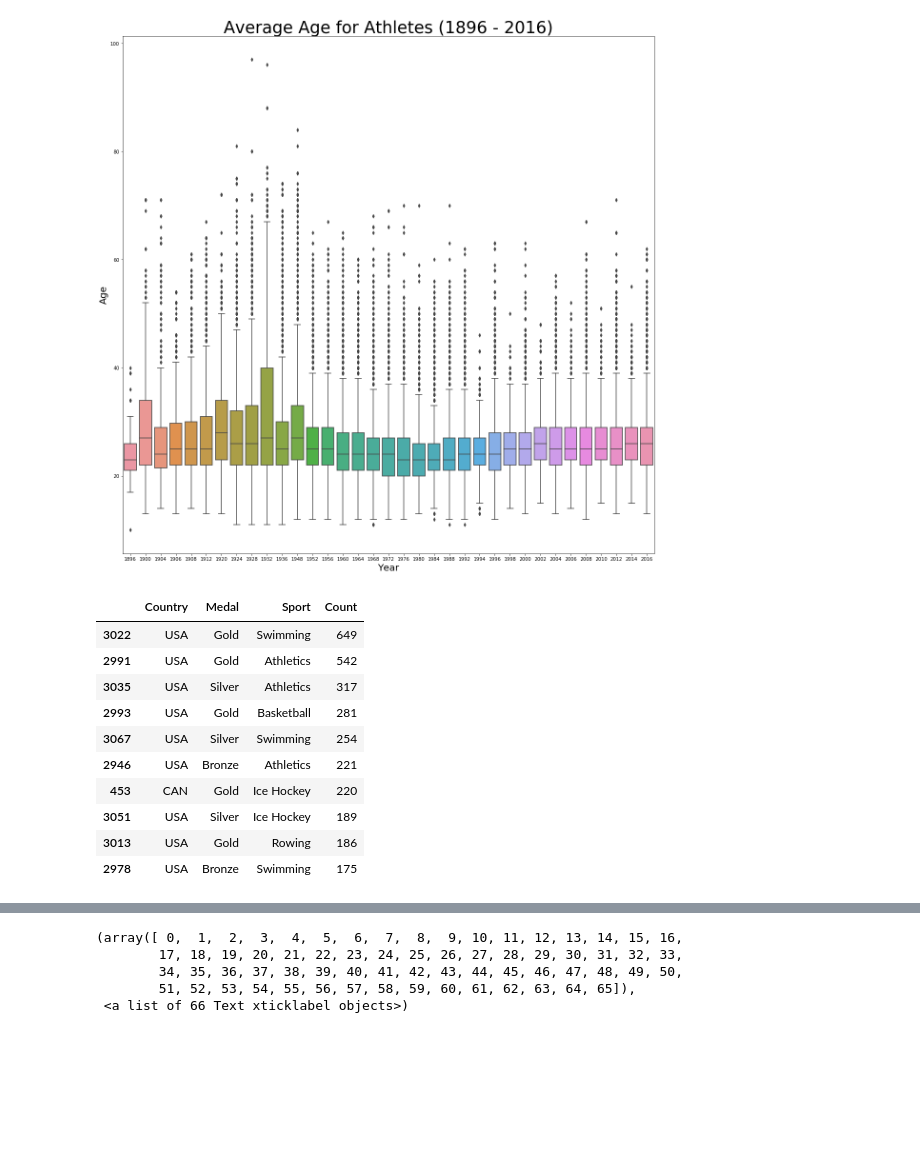
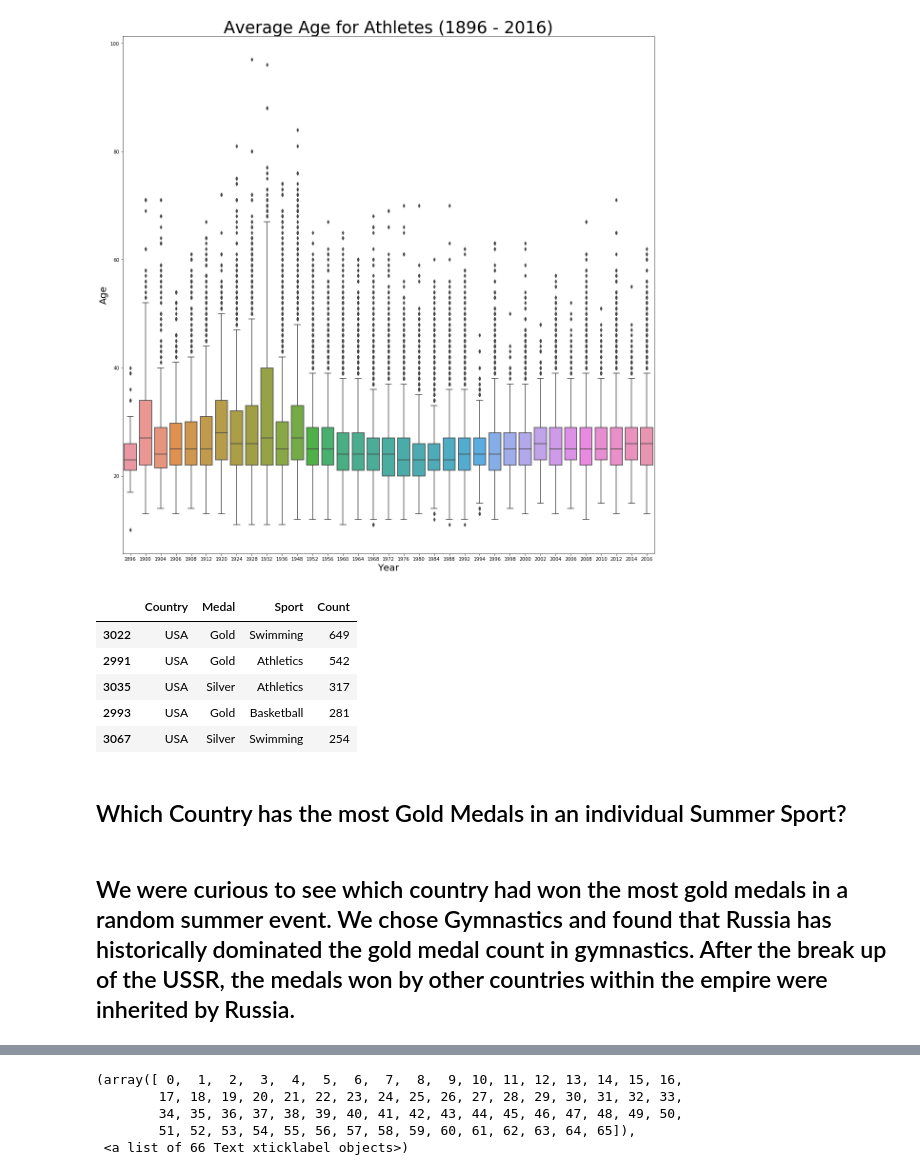
Before and after one commit to thoros2018/UNCC_Project-1, a Jupyter notebook: Athletic_Events Final Exploration and Analysis.ipynb, the cells around one changed output, grey strips where cells are left out. Cells and saved outputs as stored; diff of their text form; code cells hidden in the pictures; blank space fills up the shorter version.

```diff
--- a/Athletic_Events Final Exploration and Analysis.ipynb
+++ b/Athletic_Events Final Exploration and Analysis.ipynb
@@ -246,24 +272,23 @@ top_medal_per_sport = athlete_data.groupby(['Country','Medal','Sport']).size().r
 # %%
 sport_by_count= top_medal_per_sport.sort_values(["Count"], ascending=[False])
 # %%
-sport_by_count.head(10)
+sport_by_count.head()
 # %% [output]
 |  | Country | Medal | Sport | Count |
 | 3022 | USA | Gold | Swimming | 649 |
 | 2991 | USA | Gold | Athletics | 542 |
 | 3035 | USA | Silver | Athletics | 317 |
 | 2993 | USA | Gold | Basketball | 281 |
 | 3067 | USA | Silver | Swimming | 254 |
-| 2946 | USA | Bronze | Athletics | 221 |
-| 453 | CAN | Gold | Ice Hockey | 220 |
-| 3051 | USA | Silver | Ice Hockey | 189 |
-| 3013 | USA | Gold | Rowing | 186 |
-| 2978 | USA | Bronze | Swimming | 175 |
 # %%
 #Selecting two sports to observe top Gold Medal winners
 data_gymnastics=athlete_drop_medal[athlete_drop_medal.Sport=='Gymnastics']
 winners=athlete_drop_medal[athlete_drop_medal.Medal=='Gold']
 #g_w_a = gold_winners['Country'].value_counts().sort_values(ascending=True)[-10:]
+# %% [markdown]
+## Which Country has the most Gold Medals in an individual Summer Sport?
+# %% [markdown]
+## We were curious to see which country had won the most gold medals in a random summer event.  We chose Gymnastics and found that Russia has historically dominated the gold medal count in gymnastics.  After the break up of the USSR, the medals won by other countries within the empire were inherited by Russia.
 # %%
 gymnastics_winners=winners[winners.Sport=='Gymnastics']
 plt.figure(figsize=(10, 15))
```
Also changed, not shown: parts of 20 cells of this notebook.
